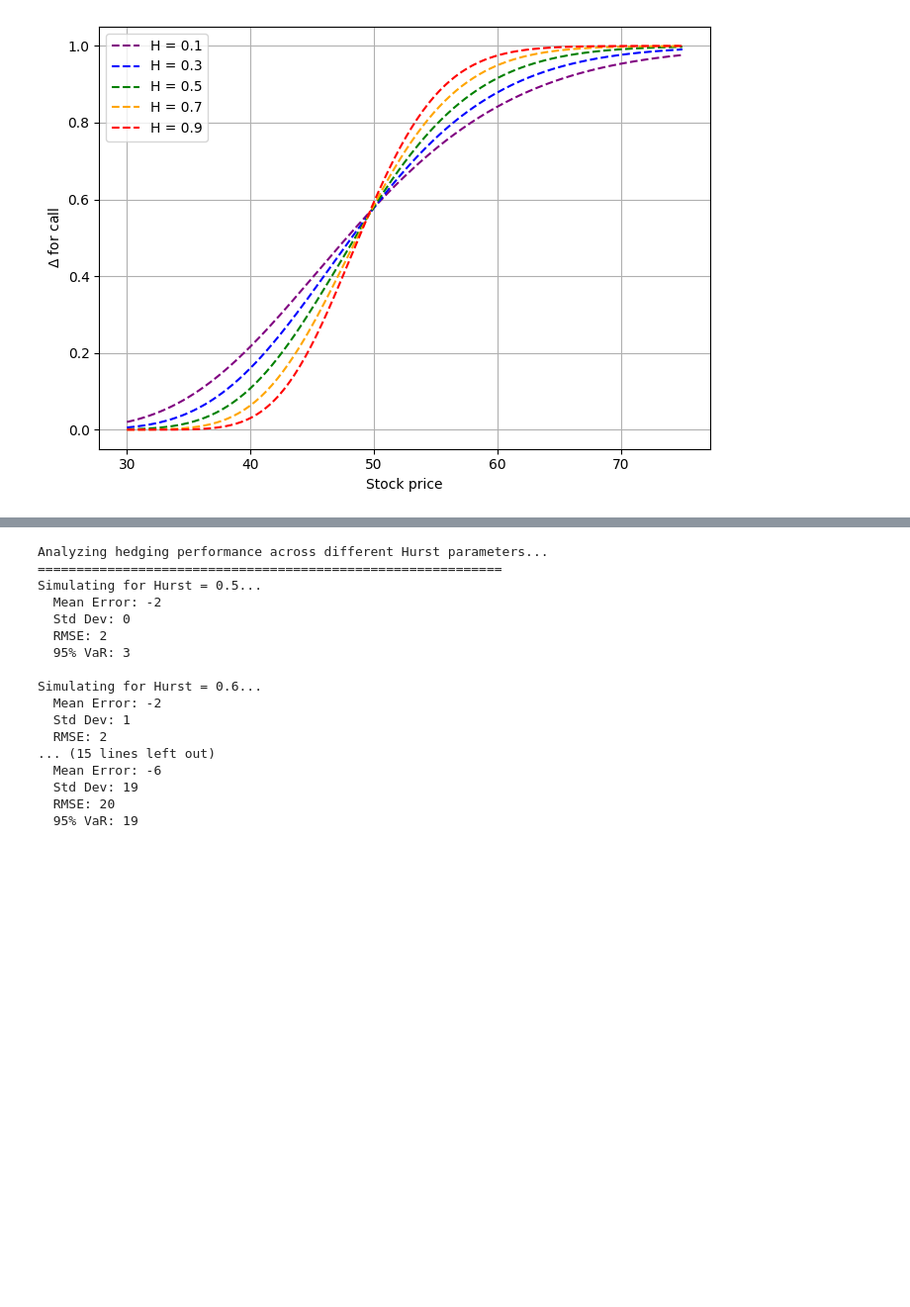
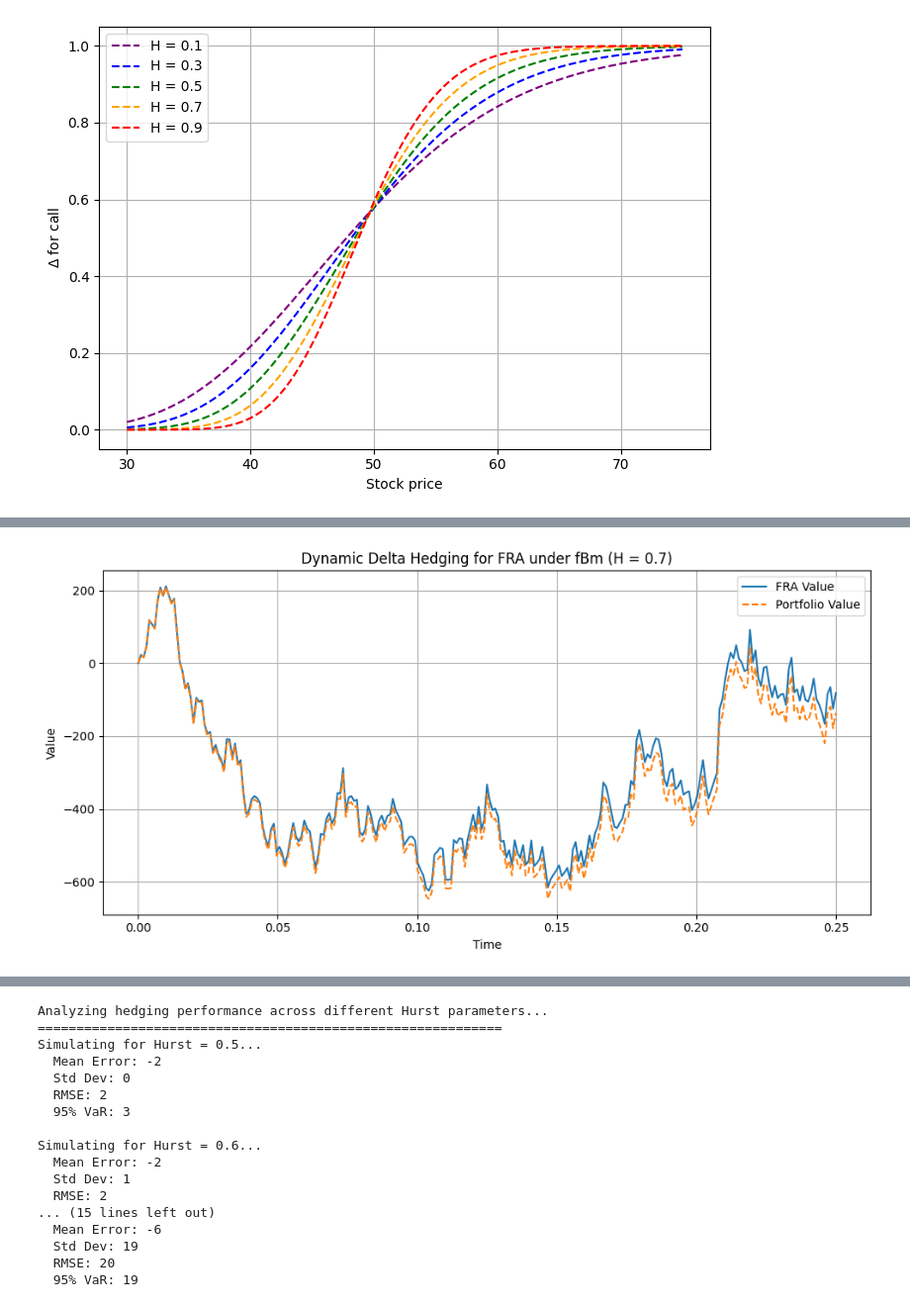
Before and after one commit to katieli0828/Dissertation, a Jupyter notebook: CH5_hedging.ipynb, the cells around one changed output, grey strips where cells are left out. Shown: that part at 99% size. Cells and saved outputs as stored; diff of their text form; code cells hidden in the pictures; blank space fills up the shorter version.

```diff
--- a/CH5_hedging.ipynb
+++ b/CH5_hedging.ipynb
@@ -40,0 +41,88 @@ plt.show()
+# %%
+import numpy as np
+import matplotlib.pyplot as plt
+from scipy.stats import norm
+
+# === Parameters ===
+T = 0.25               # Time horizon (3 months)
+n = 252                # Number of time steps
+dt = T / n             # Time step
+t_grid = np.linspace(0, T, n + 1)
+np.random.seed(42)
+
+# FRA contract parameters
+N = 1_000_000          # Notional
+tau = 0.25             # FRA maturity
+K = 0.03               # FRA contract rate
+r = 0.03               # Risk-free rate
+sigma = 0.2            # Volatility
+H = 0.7                # Hurst exponent
+
+# Initial rate
+L0 = 0.03
+
+# === Simulate forward rate path using geometric fBm approximation ===
+dB = np.random.randn(n) * np.sqrt(dt)
+B = np.concatenate([[0], np.cumsum(dB)])
+L_path = L0 * np.exp((0 - 0.5 * sigma**2) * t_grid + sigma * B)
+
+# === Define FRA pricing and delta under fBm model ===
+def discount_factor(t, T, L):
+    return np.exp(-L * (T - t))
+
+def fra_value(t, L):
+    P = discount_factor(t, tau, L)
+    return N * tau * (L - K) * P
+
+def fra_delta(t, L):
+    P = discount_factor(t, tau, L)
+    return N * tau * P
+
+# === Initialize portfolio arrays ===
+fra_values = np.zeros(n + 1)
+deltas = np.zeros(n + 1)
+bond_vals = np.zeros(n + 1)
+cash_vals = np.zeros(n + 1)
+port_vals = np.zeros(n + 1)
+
+# Initial values
+fra_values[0] = fra_value(0, L_path[0])
+deltas[0] = fra_delta(0, L_path[0])
+bond_vals[0] = deltas[0] * L_path[0]
+port_vals[0] = fra_values[0]
+cash_vals[0] = port_vals[0] - bond_vals[0]
+
+# === Dynamic hedging simulation ===
+for i in range(1, n + 1):
+    t = t_grid[i]
+    fra_values[i] = fra_value(t, L_path[i])
+    deltas[i] = fra_delta(t, L_path[i])
+    bond_vals[i] = deltas[i] * L_path[i]
+    cash_vals[i] = np.exp(r * dt) * (port_vals[i - 1] - deltas[i] * L_path[i - 1])
+    port_vals[i] = bond_vals[i] + cash_vals[i]
+
+# === Plot 1: Portfolio vs FRA ===
+plt.figure(figsize=(10, 5))
+plt.plot(t_grid, fra_values, label="FRA Value")
+plt.plot(t_grid, port_vals, label="Portfolio Value", linestyle='--')
+plt.xlabel("Time")
+plt.ylabel("Value")
+plt.title("Dynamic Delta Hedging for FRA under fBm (H = 0.7)")
+plt.legend()
+plt.grid(True)
+plt.tight_layout()
+plt.show()
+
+# === Plot 2: Hedging Error ===
+hedging_error = port_vals - fra_values
+plt.figure(figsize=(10, 4))
+plt.plot(t_grid, hedging_error, color='red')
+plt.xlabel("Time")
+plt.ylabel("Hedging Error")
+plt.title("Hedging Error over Time (FRA, H = 0.7)")
+plt.axhline(0, color='black', linestyle='--')
+plt.grid(True)
+plt.tight_layout()
+plt.show()
+# %% [output]
+[figure, added]
```
Also changed, not shown: parts of 2 cells of this notebook.
